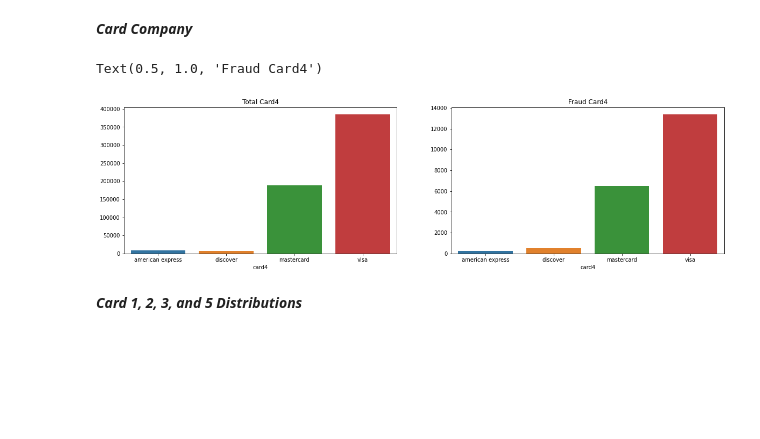
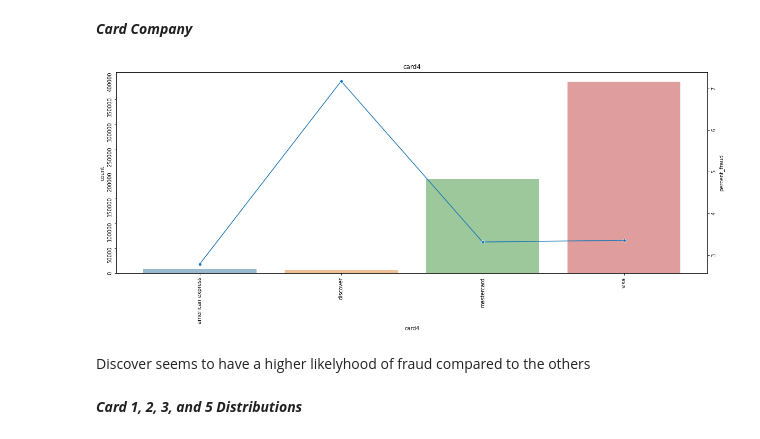
Before and after one commit to JoshSpangler96/IEEE-CIS-Fraud-Detection, a Jupyter notebook: IEEE_Fraud_Detection.ipynb, the cells around one changed output. Drawn from its saved outputs; the diff is of its cells as text; code cells hidden in the pictures; blank space fills up the shorter version.

```diff
--- a/IEEE_Fraud_Detection.ipynb
+++ b/IEEE_Fraud_Detection.ipynb
@@ -401,20 +372,12 @@ Text(0.5, 1.0, 'Fraud Card6')
 [figure]
 # %% [markdown]
 ***Card Company***
-# %%
-f, axes = plt.subplots(1, 2, figsize=(20,5))
-
-card4_size = train.groupby('card4').size()
-card4_fraud_size = train.loc[train['isFraud']==1].groupby('card4').size()
-
-sns.barplot(x=card4_size.index, y=card4_size.values, ax=axes[0])
-sns.barplot(x=card4_fraud_size.index, y=card4_fraud_size.values, ax=axes[1])
-
-axes[0].set_title('Total Card4')
-axes[1].set_title('Fraud Card4')
-# %% [output]
-Text(0.5, 1.0, 'Fraud Card4')
-[figure, removed]
+# %%
+cat_fraud_percent(train, 'card4')
+# %% [output]
+[figure, added]
+# %% [markdown]
+Discover seems to have a higher likelyhood of fraud compared to the others
 # %% [markdown]
 ***Card 1, 2, 3, and 5 Distributions***
 # %%
```
Also changed, not shown: parts of 57 cells of this notebook.
